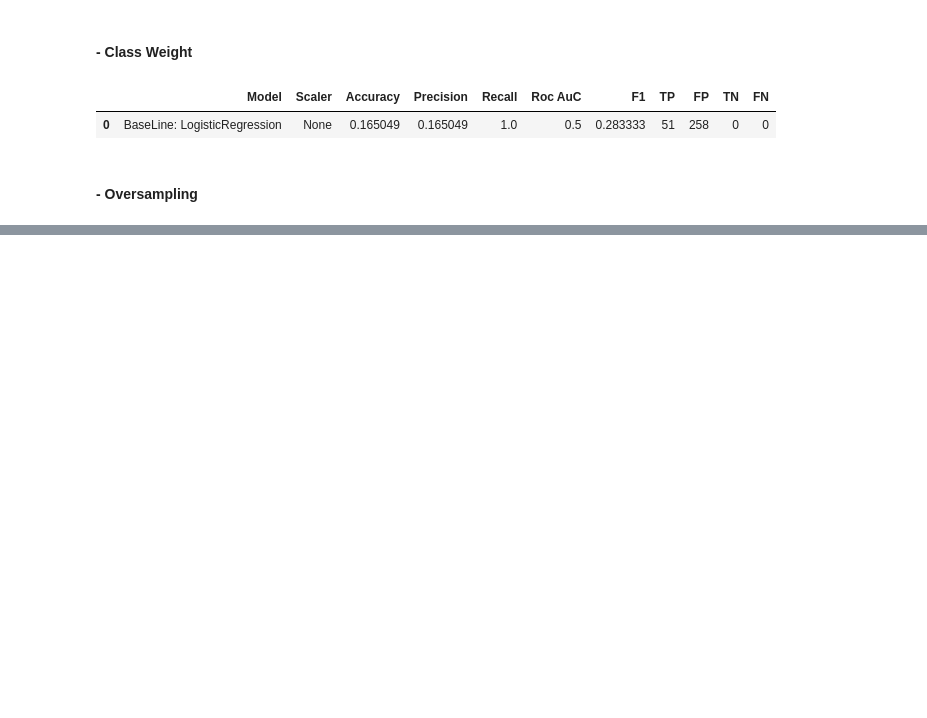
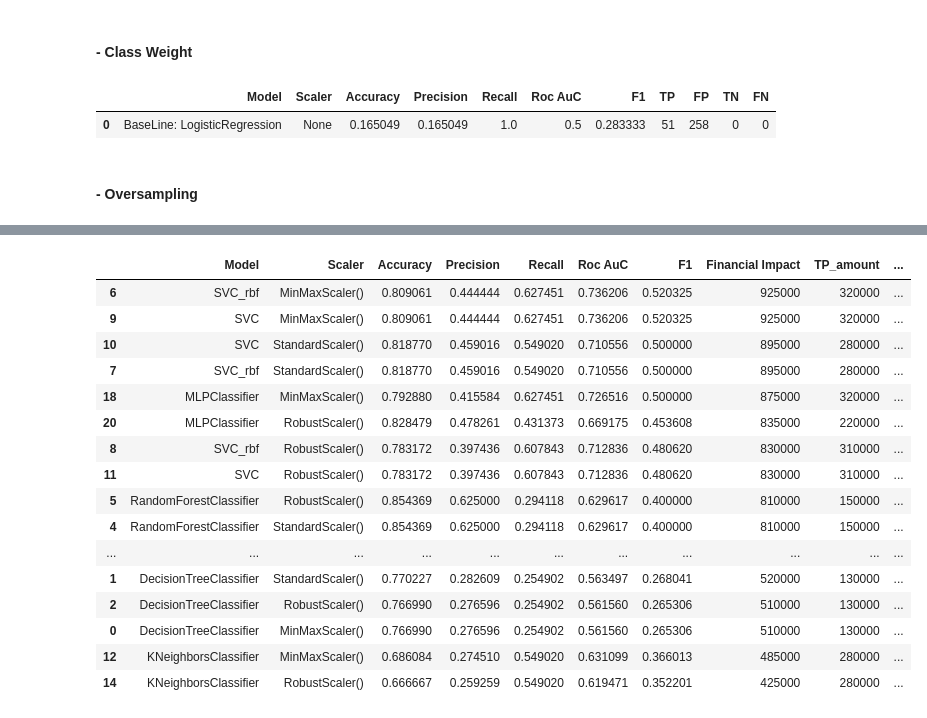
Before and after one commit to YuriCatramby/ds-clf-hr-resignation, a Jupyter notebook: ds-clf-hr-resignation.ipynb, the cells around one changed output, grey strips where cells are left out. Drawn from its saved outputs; the diff is of its cells as text; code cells hidden in the pictures; blank space fills up the shorter version.

```diff
--- a/ds-clf-hr-resignation.ipynb
+++ b/ds-clf-hr-resignation.ipynb
@@ -1151,0 +1300,85 @@ metrics_df
+# %%
+transform_binary_transformer = FunctionTransformer(func=transform_binary, kw_args={'features_to_binary': features_to_binary})
+remove_columns_transformer = FunctionTransformer(func=remove_columns, kw_args={'features_to_exclude': features_to_exclude})
+target_encoder = ColumnTransformer(transformers=[('target_encode', TargetEncoder(), features_to_target_encoder)], remainder='passthrough')
+
+
+X_train_balanced, y_train_balanced = func_oversampling(X_train, y_train, "Resignation", 42)
+metric_df = pd.DataFrame()
+
+for i in range(len(list_models)):
+    for j in range(len(list_scaler)):
+
+        pipeline = Pipeline([
+            ('transform_binary', transform_binary_transformer),
+            ('remove_columns', remove_columns_transformer),
+            ('target_encoder', target_encoder),
+            ('scaler', list_scaler[j]),
+            ("model", list_models[i])
+        ])
+
+        pipeline.fit(X_train_balanced, y_train_balanced)
+
+
+        y_pred = pipeline.predict(X_test)
+
+        accuracy = accuracy_score(y_test, y_pred)
+        precision = precision_score(y_test, y_pred)
+        recall = recall_score(y_test, y_pred)
+        roc_auc = roc_auc_score(y_test, y_pred)
+        f1 = f1_score(y_test, y_pred)
+
+
+        conf_matrix = confusion_matrix(y_test, y_pred)
+        TP = conf_matrix[1, 1]
+        FP = conf_matrix[0, 1]
+        TN = conf_matrix[0, 0]
+        FN = conf_matrix[1, 0]
+        TP_amount = TP * (15000 - 5000)
+        FP_amount = FP * 5000
+        TN_amount = TN * 5000
+        FN_amount = FN * 15000
+
+        metric = pd.DataFrame({
+            "Model": list_models_names[i],
+            "Scaler": list_scaler[j],
+            "Accuracy": [accuracy],
+            "Precision": [precision],
+            "Recall": [recall],
+            "Roc AuC": [roc_auc],
+            "F1": [f1],
+            "TP": [TP],
+            "FP": [FP],
+            "TN": [TN],
+            "FN": [FN],
+            'TP_amount': TP_amount,
+            'FP_amount': -FP_amount,
+            'TN_amount': TN_amount,
+            'FN_amount': -FN_amount,
+            'Financial Impact': TP_amount - FP_amount + TN_amount - FN_amount
+        })
+
+        metric_df = pd.concat([metric_df, metric], ignore_index = True)
+
+columns = ['Model', 'Scaler', 'Accuracy', 'Precision', 'Recall', 'Roc AuC', 'F1', 'Financial Impact', 'TP_amount', 'FP_amount', 'TN_amount', 'FN_amount', 'TP', 'FP', 'TN', 'FN']
+metric_df = metric_df[columns]
+
+metric_df.sort_values('Financial Impact', ascending=False)
+# %% [output]
+|  | Model | Scaler | Accuracy | Precision | Recall | Roc AuC | F1 | Financial Impact | TP_amount | ... |
+| 6 | SVC_rbf | MinMaxScaler() | 0.809061 | 0.444444 | 0.627451 | 0.736206 | 0.520325 | 925000 | 320000 | ... |
+| 9 | SVC | MinMaxScaler() | 0.809061 | 0.444444 | 0.627451 | 0.736206 | 0.520325 | 925000 | 320000 | ... |
+| 10 | SVC | StandardScaler() | 0.818770 | 0.459016 | 0.549020 | 0.710556 | 0.500000 | 895000 | 280000 | ... |
+| 7 | SVC_rbf | StandardScaler() | 0.818770 | 0.459016 | 0.549020 | 0.710556 | 0.500000 | 895000 | 280000 | ... |
+| 18 | MLPClassifier | MinMaxScaler() | 0.792880 | 0.415584 | 0.627451 | 0.726516 | 0.500000 | 875000 | 320000 | ... |
+| 20 | MLPClassifier | RobustScaler() | 0.828479 | 0.478261 | 0.431373 | 0.669175 | 0.453608 | 835000 | 220000 | ... |
+| 8 | SVC_rbf | RobustScaler() | 0.783172 | 0.397436 | 0.607843 | 0.712836 | 0.480620 | 830000 | 310000 | ... |
+| 11 | SVC | RobustScaler() | 0.783172 | 0.397436 | 0.607843 | 0.712836 | 0.480620 | 830000 | 310000 | ... |
+| 5 | RandomForestClassifier | RobustScaler() | 0.854369 | 0.625000 | 0.294118 | 0.629617 | 0.400000 | 810000 | 150000 | ... |
+| 4 | RandomForestClassifier | StandardScaler() | 0.854369 | 0.625000 | 0.294118 | 0.629617 | 0.400000 | 810000 | 150000 | ... |
+| ... | ... | ... | ... | ... | ... | ... | ... | ... | ... | ... |
+| 1 | DecisionTreeClassifier | StandardScaler() | 0.770227 | 0.282609 | 0.254902 | 0.563497 | 0.268041 | 520000 | 130000 | ... |
+| 2 | DecisionTreeClassifier | RobustScaler() | 0.766990 | 0.276596 | 0.254902 | 0.561560 | 0.265306 | 510000 | 130000 | ... |
+| 0 | DecisionTreeClassifier | MinMaxScaler() | 0.766990 | 0.276596 | 0.254902 | 0.561560 | 0.265306 | 510000 | 130000 | ... |
+| 12 | KNeighborsClassifier | MinMaxScaler() | 0.686084 | 0.274510 | 0.549020 | 0.631099 | 0.366013 | 485000 | 280000 | ... |
+| 14 | KNeighborsClassifier | RobustScaler() | 0.666667 | 0.259259 | 0.549020 | 0.619471 | 0.352201 | 425000 | 280000 | ... |
```
Also changed, not shown: parts of 11 cells of this notebook.
